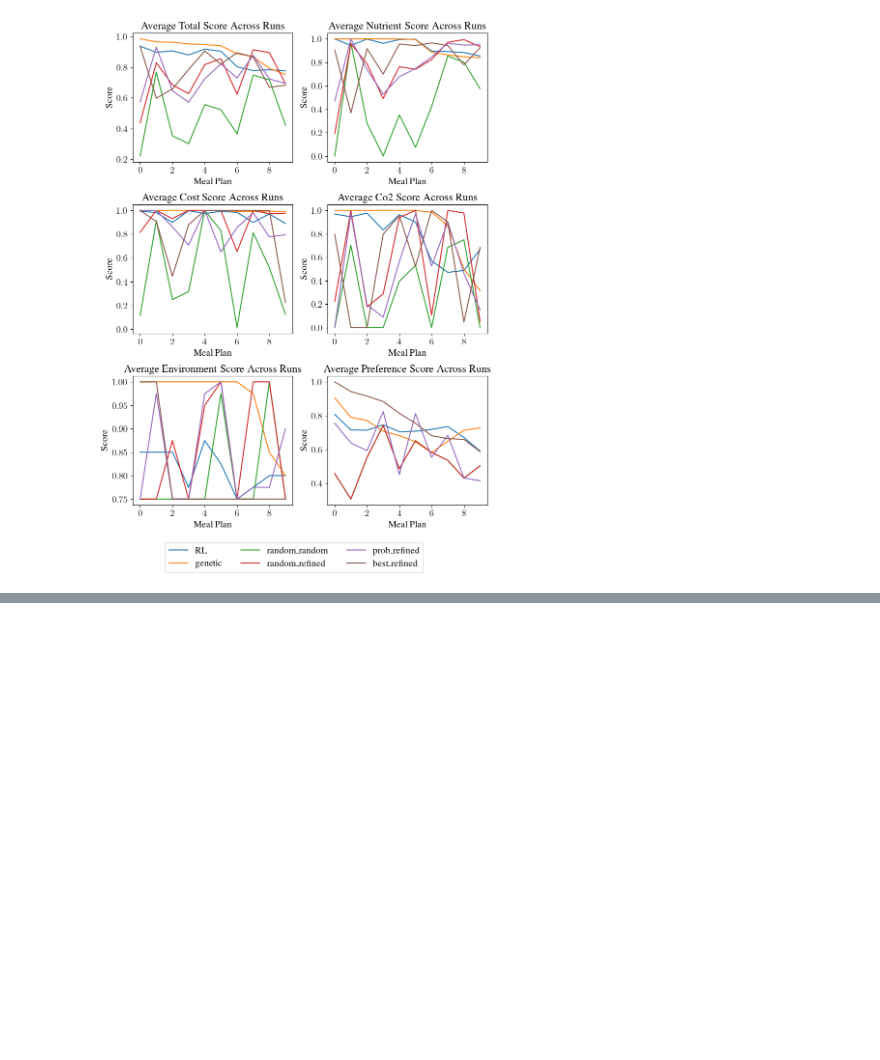
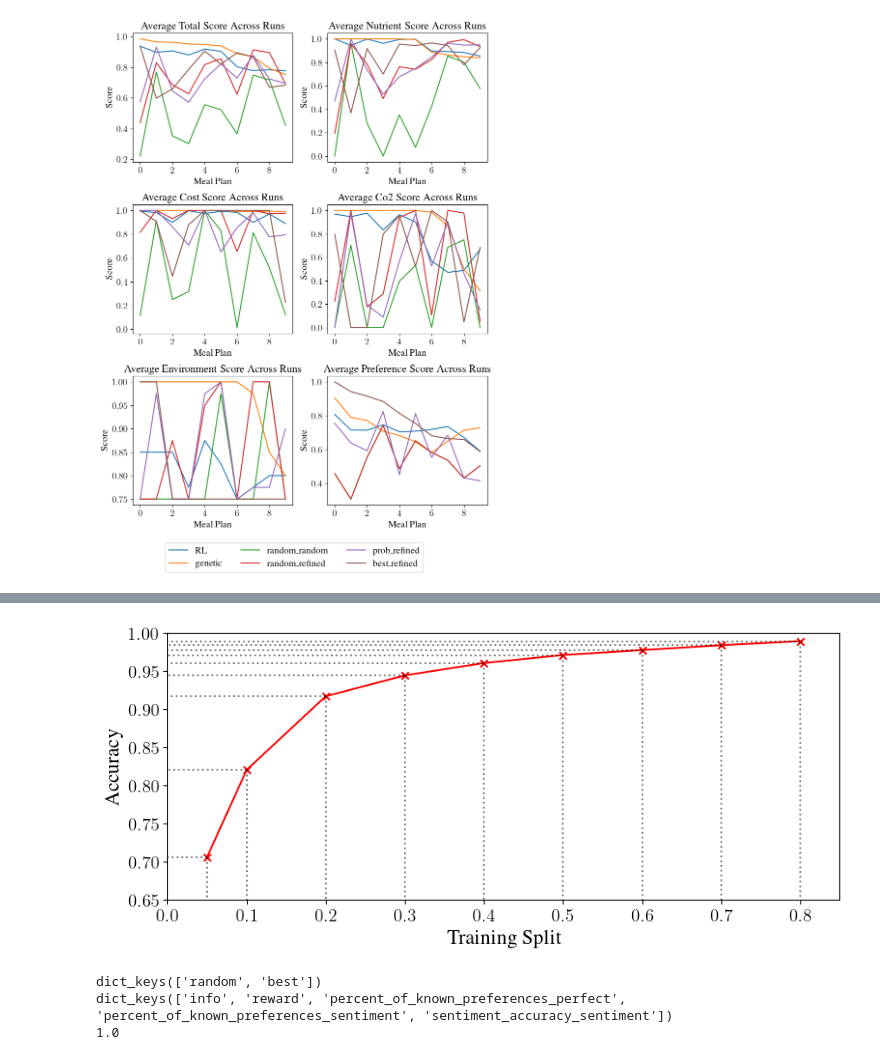
Before and after one commit to Laurie2905-JOHN/Masters_RL, a Jupyter notebook: notebooks/plotting.ipynb, the cells around one changed output, grey strips where cells are left out. Saved outputs shown, nothing was run; the diff lists cells and outputs as text; code cells hidden in the pictures; blank space fills up the shorter version.

```diff
--- a/notebooks/plotting.ipynb
+++ b/notebooks/plotting.ipynb
@@ -2010,31 +2040,55 @@ for model in models:
     model_data = model_data.sort_values(by='Split')
 
     # Plotting lines between points
     plt.plot(model_data['Split'], model_data['Score']['mean'],
              color=model_colors[model],
              linestyle='-',  # Line style for connecting points
              label=model)
 
     # Plotting the scatter points with crosses
     plt.scatter(model_data['Split'], model_data['Score']['mean'],
                 color=model_colors[model],
                 marker='x')  # Cross marker for scatter points
 
     # Adding dotted lines to the plot and y-axis
     for x, y in zip(model_data['Split'], model_data['Score']['mean']):
         plt.plot([x, 0], [y, y], color='black', linestyle=':', alpha=0.5)  # Line to y-axis
         plt.plot([x, x], [y, 0], color='black', linestyle=':', alpha=0.5)  # Vertical line to point
 
 # Adding labels and title with custom font size
 plt.xlabel(r'Training Split', fontsize=17)
 plt.ylabel(r'Accuracy', fontsize=17)
 plt.tick_params(axis='both', labelsize=15)
 
 # Adjust y-ticks to show values to two decimal places
 yticks = np.arange(0, 1.01, 0.05)  # Customize this range as needed
 
 # Creating a legend outside the plot, on the right
 plt.xlim([0, 0.85])
-plt.ylim([0.65, 0.97])
+plt.ylim([0.65, 1])
 
 plt.show()
+# %% [output]
+[figure, added]
+# %%
+import json
+import numpy as np
+# Define the file path
+file_path = "/home/laurie2905/Masters Thesis/Masters_RL/scripts/preference/report_tests/saved_data/data/run_22/all_results.json"
+
+# Load the JSON data
+with open(file_path, 'r') as file:
+    data = json.load(file)
+
+# Now, 'data' contains the parsed JSON data
+print(data.keys())
+
+# print(data['random'].keys())
+print(data['random']['0'].keys())
+print(data['best']['2']['sentiment_accuracy_sentiment'])
+# print(np.mean(list(data['random']['0']['percent_of_known_preferences_sentiment'].values())))
+# print(np.mean(list(data['random']['2']['percent_of_known_preferences_sentiment'].values())))
+# %% [output]
+dict_keys(['random', 'best'])
+dict_keys(['info', 'reward', 'percent_of_known_preferences_perfect', 'percent_of_known_preferences_sentiment', 'sentiment_accuracy_sentiment'])
+1.0
```
Also changed, not shown: parts of 3 cells of this notebook, 6 other files.
